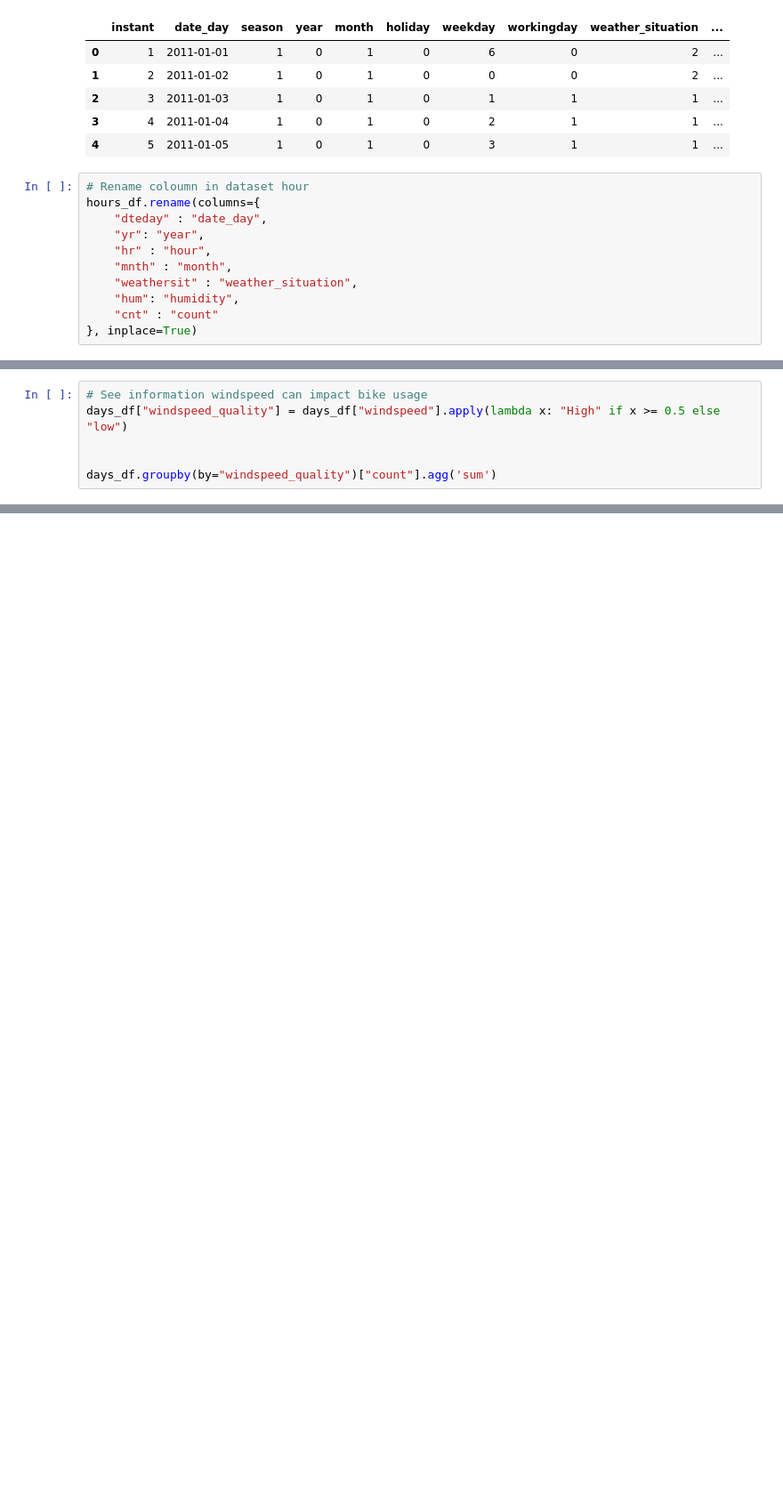
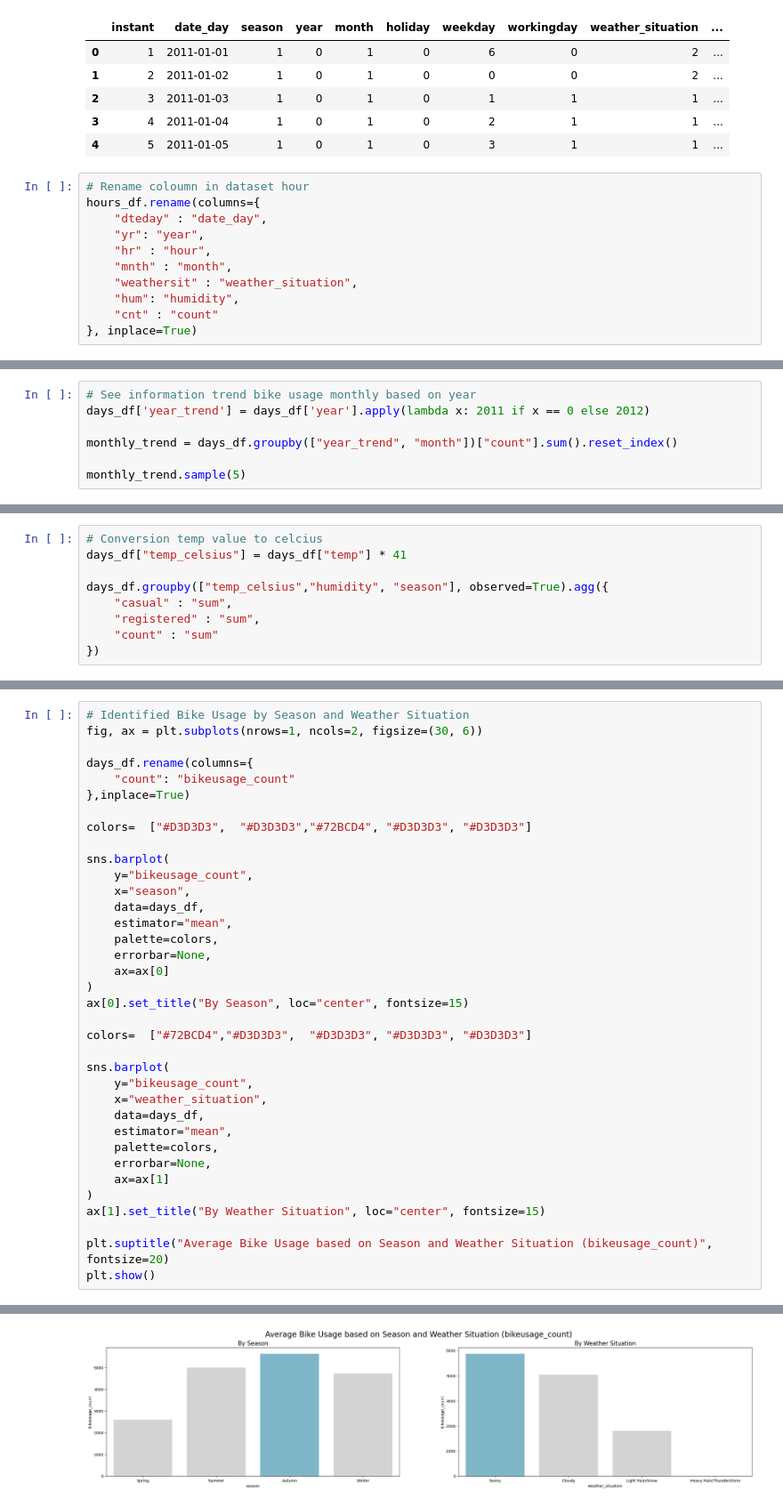
Before and after one commit to GadiseMustika/bikesharing_analytic, a Jupyter notebook: notebook.ipynb, the cells around one changed output, grey strips where cells are left out. Shown: that part at 89% size. Cells and saved outputs as stored; diff of their text form; blank space fills up the shorter version.

Commit message:
making pivoting data bike usage and making vizuaalitation

```diff
--- a/notebook.ipynb
+++ b/notebook.ipynb
@@ -373,7 +415,8 @@ days_df.describe()
 # %%
-# See information windspeed can impact bike usage
-days_df["windspeed_quality"] = days_df["windspeed"].apply(lambda x: "High" if x >= 0.5 else "low")
+# See information trend bike usage monthly based on year
+days_df['year_trend'] = days_df['year'].apply(lambda x: 2011 if x == 0 else 2012)
 
+monthly_trend = days_df.groupby(["year_trend", "month"])["count"].sum().reset_index()
 
-days_df.groupby(by="windspeed_quality")["count"].agg('sum')
+monthly_trend.sample(5)
 # %% [output]
@@ -383,0 +429,9 @@ Name: count, dtype: int64
+# %%
+# Conversion temp value to celcius
+days_df["temp_celsius"] = days_df["temp"] * 41
+
+days_df.groupby(["temp_celsius","humidity", "season"], observed=True).agg({
+    "casual" : "sum",
+    "registered" : "sum",
+    "count" : "sum"
+})
@@ -383,0 +453,37 @@ Name: count, dtype: int64
+# %%
+# Identified Bike Usage by Season and Weather Situation
+fig, ax = plt.subplots(nrows=1, ncols=2, figsize=(30, 6))
+
+days_df.rename(columns={
+    "count": "bikeusage_count"
+},inplace=True)
+
+colors=  ["#D3D3D3",  "#D3D3D3","#72BCD4", "#D3D3D3", "#D3D3D3"]
+
+sns.barplot(
+    y="bikeusage_count",
+    x="season",
+    data=days_df,
+    estimator="mean",
+    palette=colors,
+    errorbar=None,
+    ax=ax[0]
+)
+ax[0].set_title("By Season", loc="center", fontsize=15)
+
+colors=  ["#72BCD4","#D3D3D3",  "#D3D3D3", "#D3D3D3", "#D3D3D3"]
+
+sns.barplot(
+    y="bikeusage_count",
+    x="weather_situation",
+    data=days_df,
+    estimator="mean",
+    palette=colors,
+    errorbar=None,
+    ax=ax[1]
+)
+ax[1].set_title("By Weather Situation", loc="center", fontsize=15)
+
+plt.suptitle("Average Bike Usage based on Season and Weather Situation (bikeusage_count)", fontsize=20)
+plt.show()
+# %% [output]
@@ -383,0 +497 @@ Name: count, dtype: int64
+[figure, added]
```
Also changed, not shown: parts of 19 cells of this notebook.
